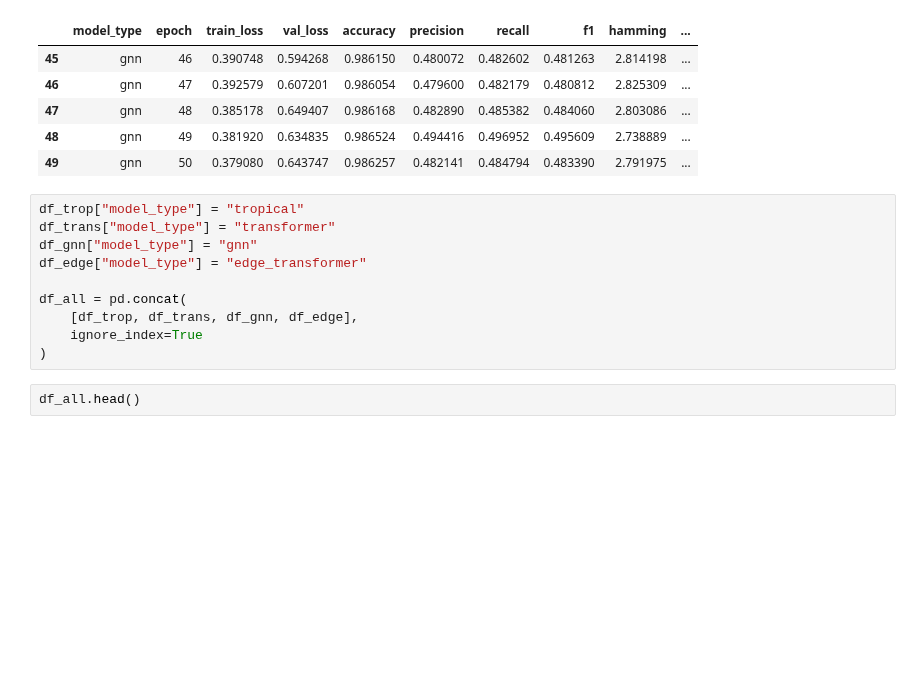
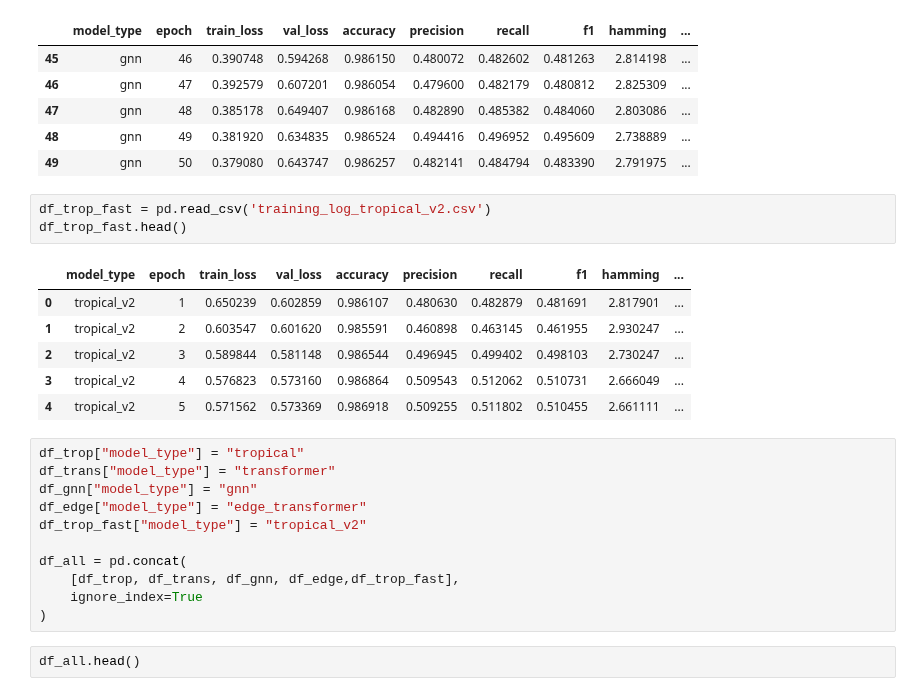
Before and after one commit to EmmaDAllen/ED-Allen-NPS-Thesis, a Jupyter notebook: results/Plotted Results.ipynb, the cells around one changed output. Cells and saved outputs as stored; diff of their text form; blank space fills up the shorter version.

```diff
--- a/results/Plotted Results.ipynb
+++ b/results/Plotted Results.ipynb
@@ -44,14 +44,25 @@ df_gnn.tail()
 | 47 | gnn | 48 | 0.385178 | 0.649407 | 0.986168 | 0.482890 | 0.485382 | 0.484060 | 2.803086 | ... |
 | 48 | gnn | 49 | 0.381920 | 0.634835 | 0.986524 | 0.494416 | 0.496952 | 0.495609 | 2.738889 | ... |
 | 49 | gnn | 50 | 0.379080 | 0.643747 | 0.986257 | 0.482141 | 0.484794 | 0.483390 | 2.791975 | ... |
+# %%
+df_trop_fast = pd.read_csv('training_log_tropical_v2.csv')
+df_trop_fast.head()
+# %% [output]
+|  | model_type | epoch | train_loss | val_loss | accuracy | precision | recall | f1 | hamming | ... |
+| 0 | tropical_v2 | 1 | 0.650239 | 0.602859 | 0.986107 | 0.480630 | 0.482879 | 0.481691 | 2.817901 | ... |
+| 1 | tropical_v2 | 2 | 0.603547 | 0.601620 | 0.985591 | 0.460898 | 0.463145 | 0.461955 | 2.930247 | ... |
+| 2 | tropical_v2 | 3 | 0.589844 | 0.581148 | 0.986544 | 0.496945 | 0.499402 | 0.498103 | 2.730247 | ... |
+| 3 | tropical_v2 | 4 | 0.576823 | 0.573160 | 0.986864 | 0.509543 | 0.512062 | 0.510731 | 2.666049 | ... |
+| 4 | tropical_v2 | 5 | 0.571562 | 0.573369 | 0.986918 | 0.509255 | 0.511802 | 0.510455 | 2.661111 | ... |
 # %%
 df_trop["model_type"] = "tropical"
 df_trans["model_type"] = "transformer"
 df_gnn["model_type"] = "gnn"
 df_edge["model_type"] = "edge_transformer"
+df_trop_fast["model_type"] = "tropical_v2"
 
 df_all = pd.concat(
-    [df_trop, df_trans, df_gnn, df_edge],
+    [df_trop, df_trans, df_gnn, df_edge,df_trop_fast],
     ignore_index=True
 )
 # %%
```
Also changed, not shown: parts of 3 cells of this notebook, 9 other files.
